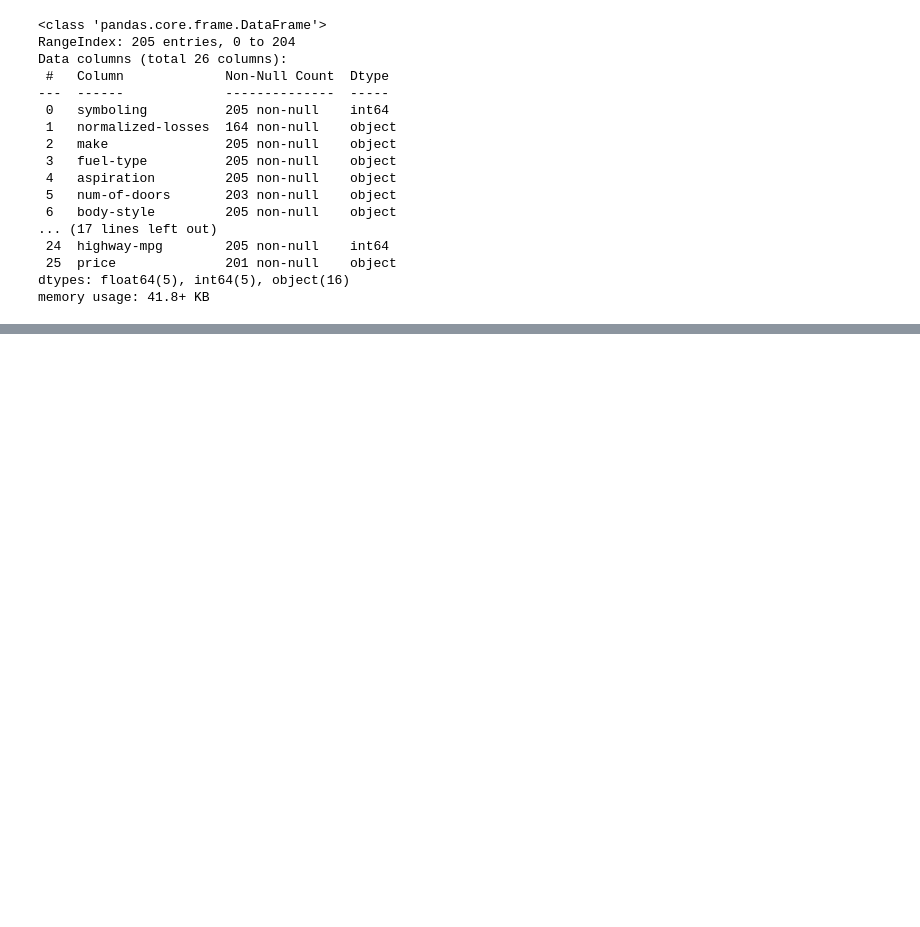
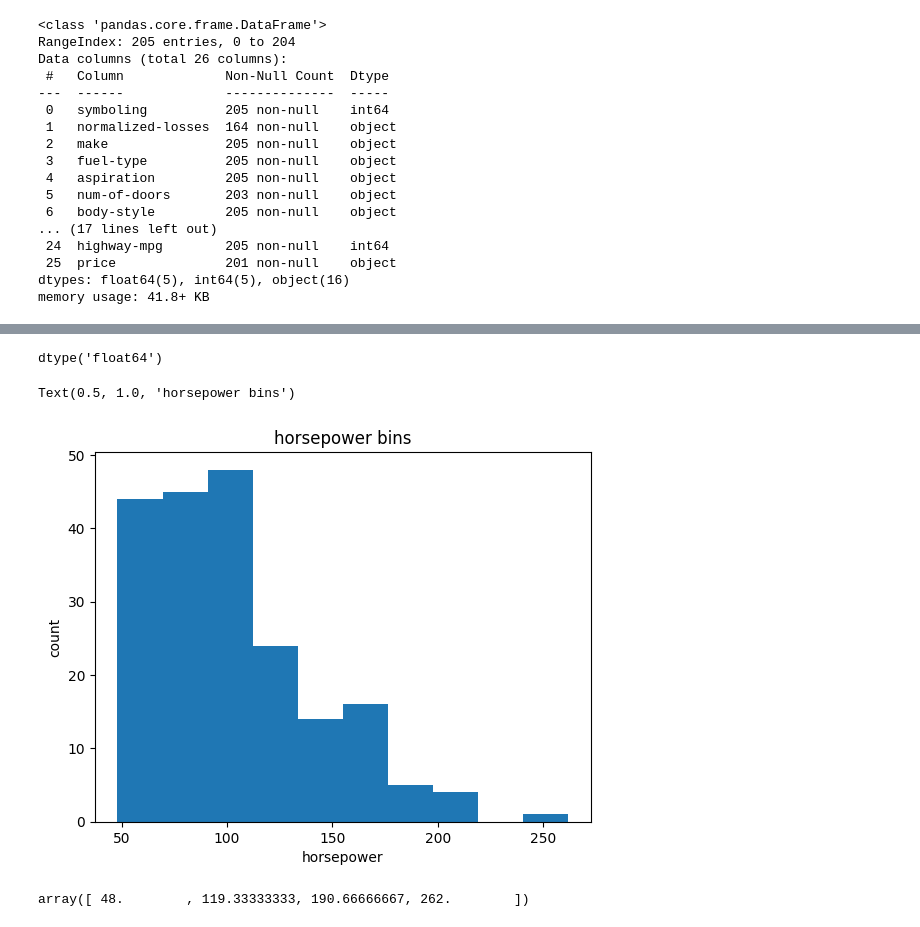
Before and after one commit to aparna-2001/machine_learning_using_python, a Jupyter notebook: Preprocessing_data_scikit.ipynb, the cells around one changed output, grey strips where cells are left out. Cells and saved outputs as stored; diff of their text form; code cells hidden in the pictures; blank space fills up the shorter version.

Commit message:
Added creating bins, visualizing

```diff
--- a/Preprocessing_data_scikit.ipynb
+++ b/Preprocessing_data_scikit.ipynb
@@ -49,10 +49,12 @@ Data columns (total 26 columns):
 dtypes: float64(5), int64(5), object(16)
 memory usage: 41.8+ KB
 # %%
+#replacing the missing values with mean
+
 from sklearn.impute import SimpleImputer
 
 imputer_mean = SimpleImputer(missing_values = np.nan, strategy = 'mean')
-df[["normalized-losses","bore","stroke","horsepower"]]= imputer_mean.fit_transform(df[["normalized-losses","bore","stroke","horsepower"]]).astype('object')
+df[["normalized-losses","bore","stroke","horsepower","peak-rpm"]]= imputer_mean.fit_transform(df[["normalized-losses","bore","stroke","horsepower","peak-rpm"]]).astype('float')
 # %%
 df.info()
 # %% [output]
@@ -75,9 +77,11 @@ dtypes: float64(5), int64(5), object(16)
 memory usage: 41.8+ KB
 # %%
+#replacing the missing value with mode
+
 from sklearn.impute import SimpleImputer
 
 imputer_mode = SimpleImputer(missing_values = np.nan, strategy = 'most_frequent')
-df[['num-of-doors']]= imputer_mode.fit_transform(df[['num-of-doors']]).astype('object')
+df[['num-of-doors']]= imputer_mode.fit_transform(df[['num-of-doors']]).astype('object').astype('object')
 # %%
 df.info()
 # %% [output]
@@ -124,0 +195,22 @@ memory usage: 41.0+ KB
+# %%
+df['horsepower'] = df['horsepower'].astype(float)
+df['horsepower'].dtypes
+# %% [output]
+dtype('float64')
+# %%
+import matplotlib.pyplot as plt
+
+plt.hist(df['horsepower'])
+plt.xlabel('horsepower')
+plt.ylabel('count')
+plt.title('horsepower bins')
+# %% [output]
+Text(0.5, 1.0, 'horsepower bins')
+[figure, added]
+# %%
+#creating bins
+
+bins = np.linspace(min(df['horsepower']), max(df['horsepower']), 4)
+bins
+# %% [output]
+array([ 48.        , 119.33333333, 190.66666667, 262.        ])
```
Also changed, not shown: parts of 13 cells of this notebook.
